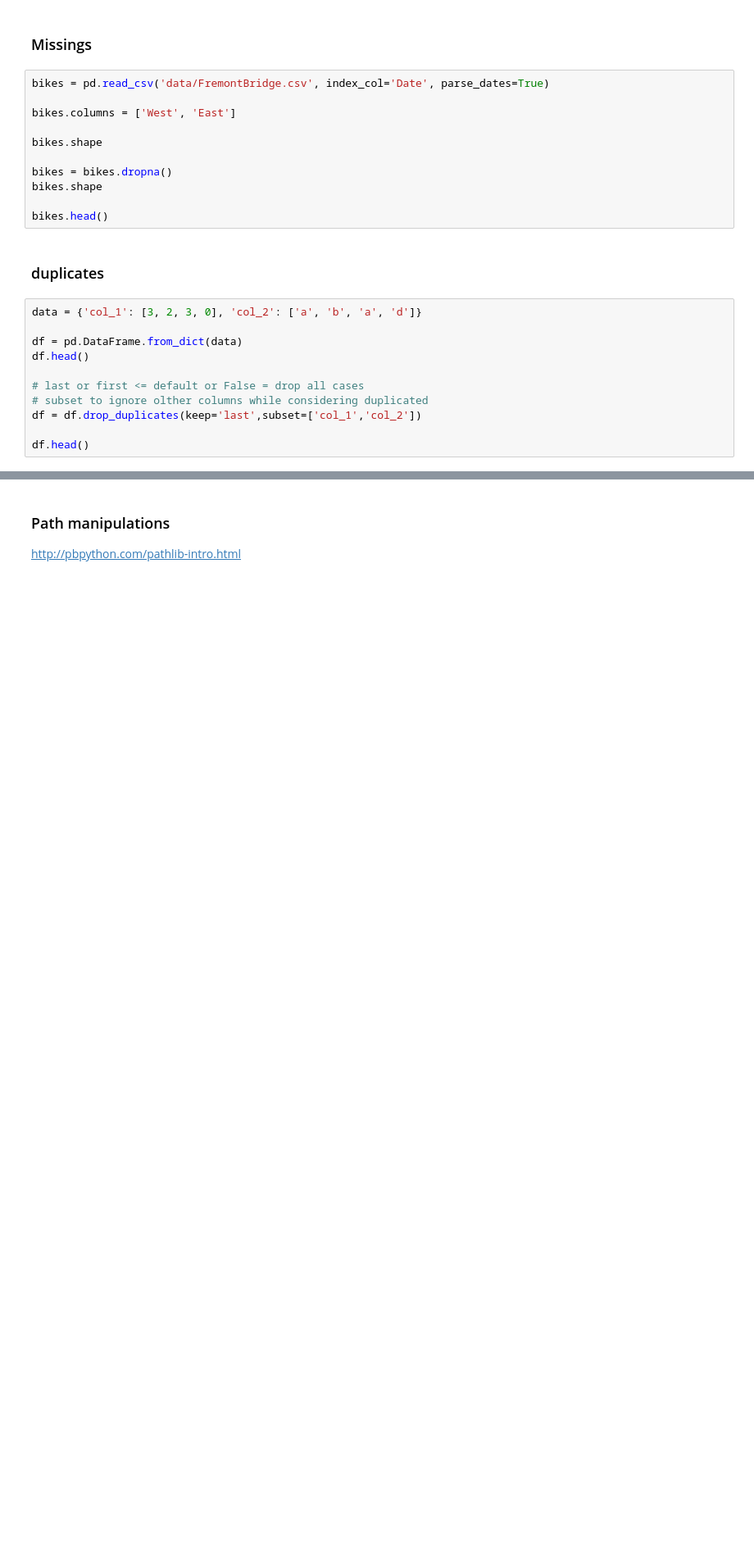
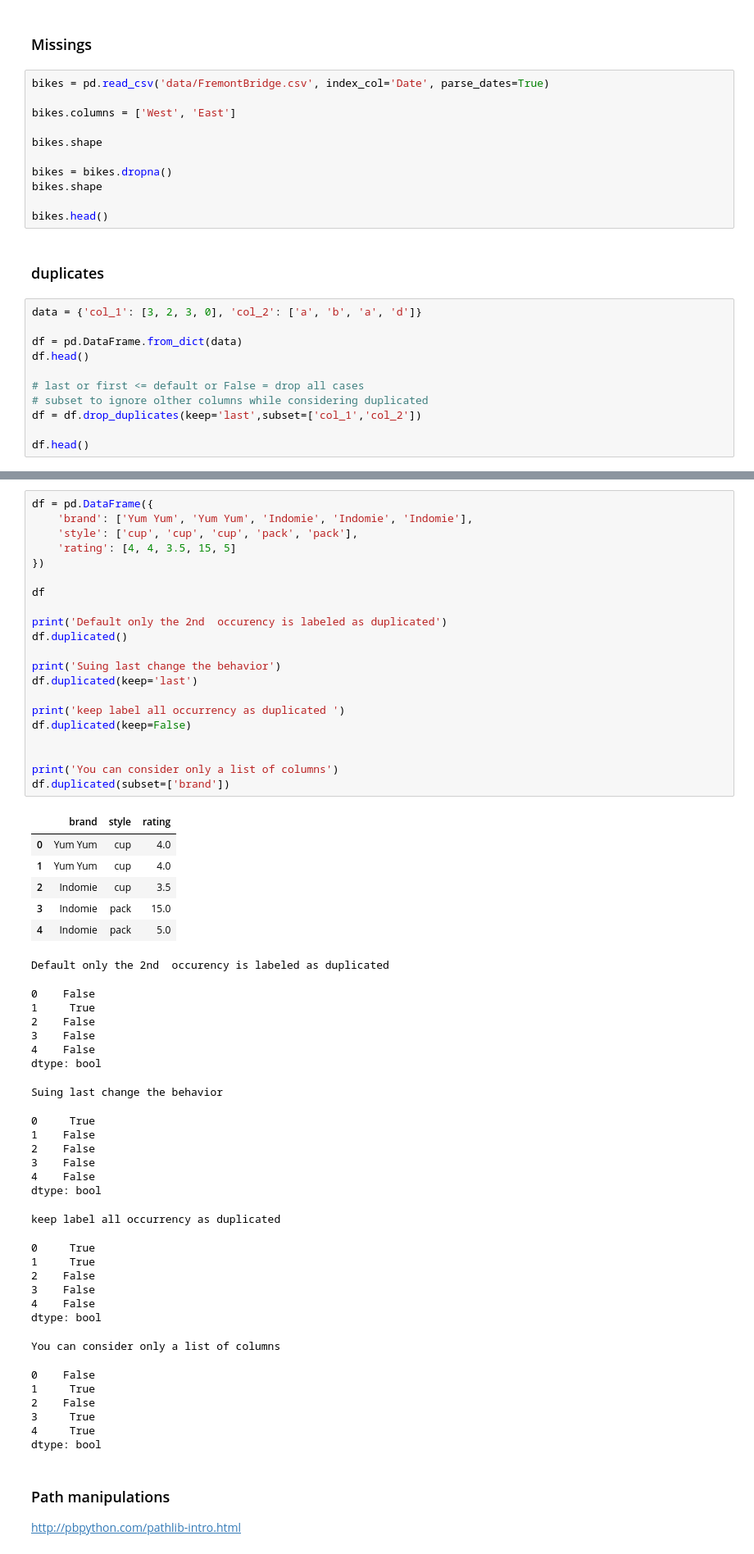
Before and after one commit to leandroohf/ds_pragmatic_programming, a Jupyter notebook: ds_pragmatic_programming_python.ipynb, the cells around one changed output, grey strips where cells are left out. Shown at 82% size. Drawn from its saved outputs; the diff is of its cells as text; blank space fills up the shorter version.

```diff
--- a/ds_pragmatic_programming_python.ipynb
+++ b/ds_pragmatic_programming_python.ipynb
@@ -1373,3 +1382,59 @@ df.head()
+# %%
+df = pd.DataFrame({
+    'brand': ['Yum Yum', 'Yum Yum', 'Indomie', 'Indomie', 'Indomie'],
+    'style': ['cup', 'cup', 'cup', 'pack', 'pack'],
+    'rating': [4, 4, 3.5, 15, 5]
+})
+
+df
+
+print('Default only the 2nd  occurency is labeled as duplicated')
+df.duplicated()
+
+print('Suing last change the behavior')
+df.duplicated(keep='last')
+
+print('keep label all occurrency as duplicated ')
+df.duplicated(keep=False)
+
+
+print('You can consider only a list of columns')
+df.duplicated(subset=['brand'])
+# %% [output]
+|  | brand | style | rating |
+| 0 | Yum Yum | cup | 4.0 |
+| 1 | Yum Yum | cup | 4.0 |
+| 2 | Indomie | cup | 3.5 |
+| 3 | Indomie | pack | 15.0 |
+| 4 | Indomie | pack | 5.0 |
+Default only the 2nd  occurency is labeled as duplicated
+0    False
+1     True
+2    False
+3    False
+4    False
+dtype: bool
+Suing last change the behavior
+0     True
+1    False
+2    False
+3    False
+4    False
+dtype: bool
+keep label all occurrency as duplicated
+0     True
+1     True
+2    False
+3    False
+4    False
+dtype: bool
+You can consider only a list of columns
+0    False
+1     True
+2    False
+3     True
+4     True
+dtype: bool
 # %% [markdown]
 ### Path manipulations
 
```
Also changed, not shown: parts of 4 cells of this notebook, 1 other file.
